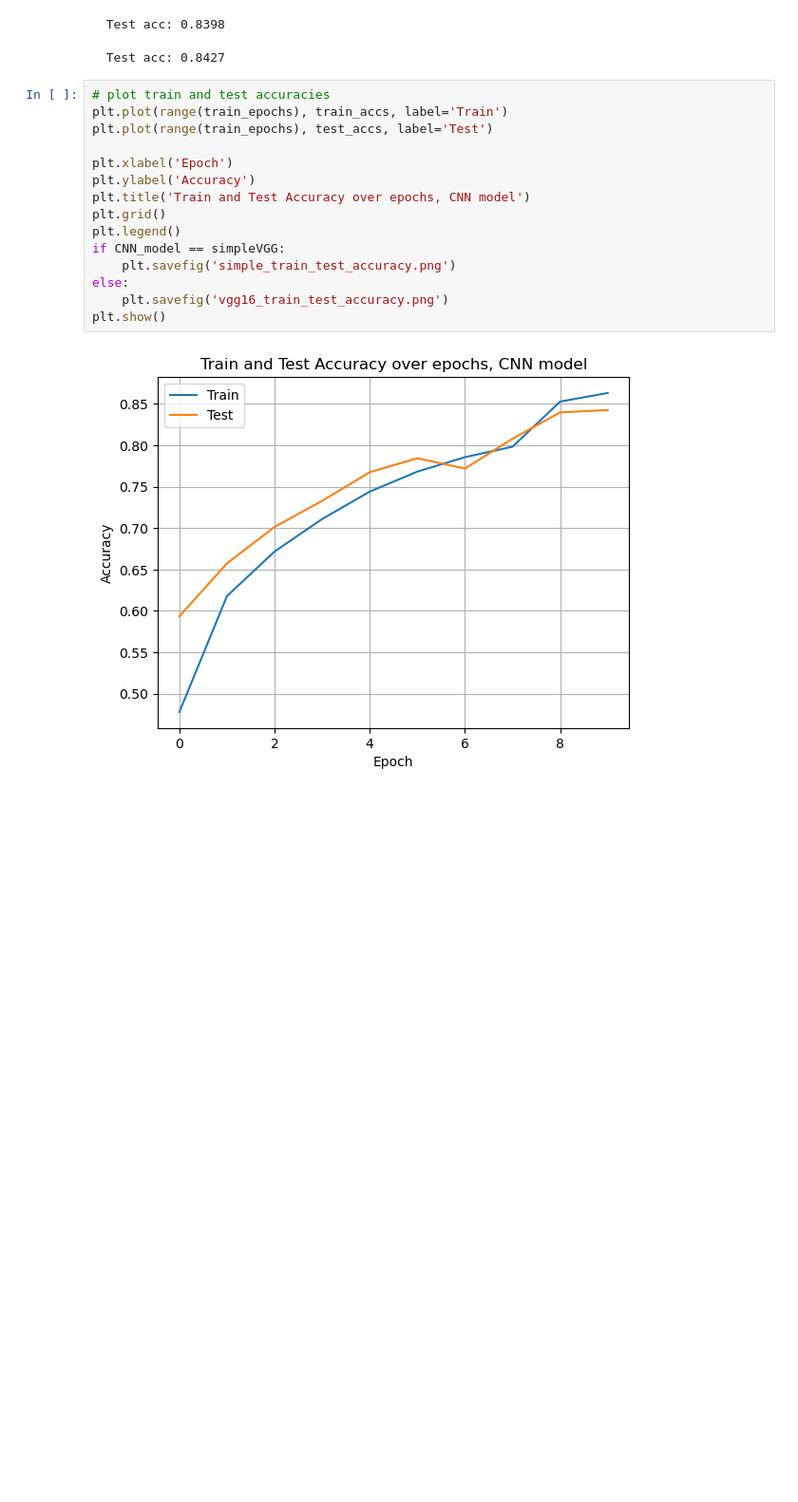
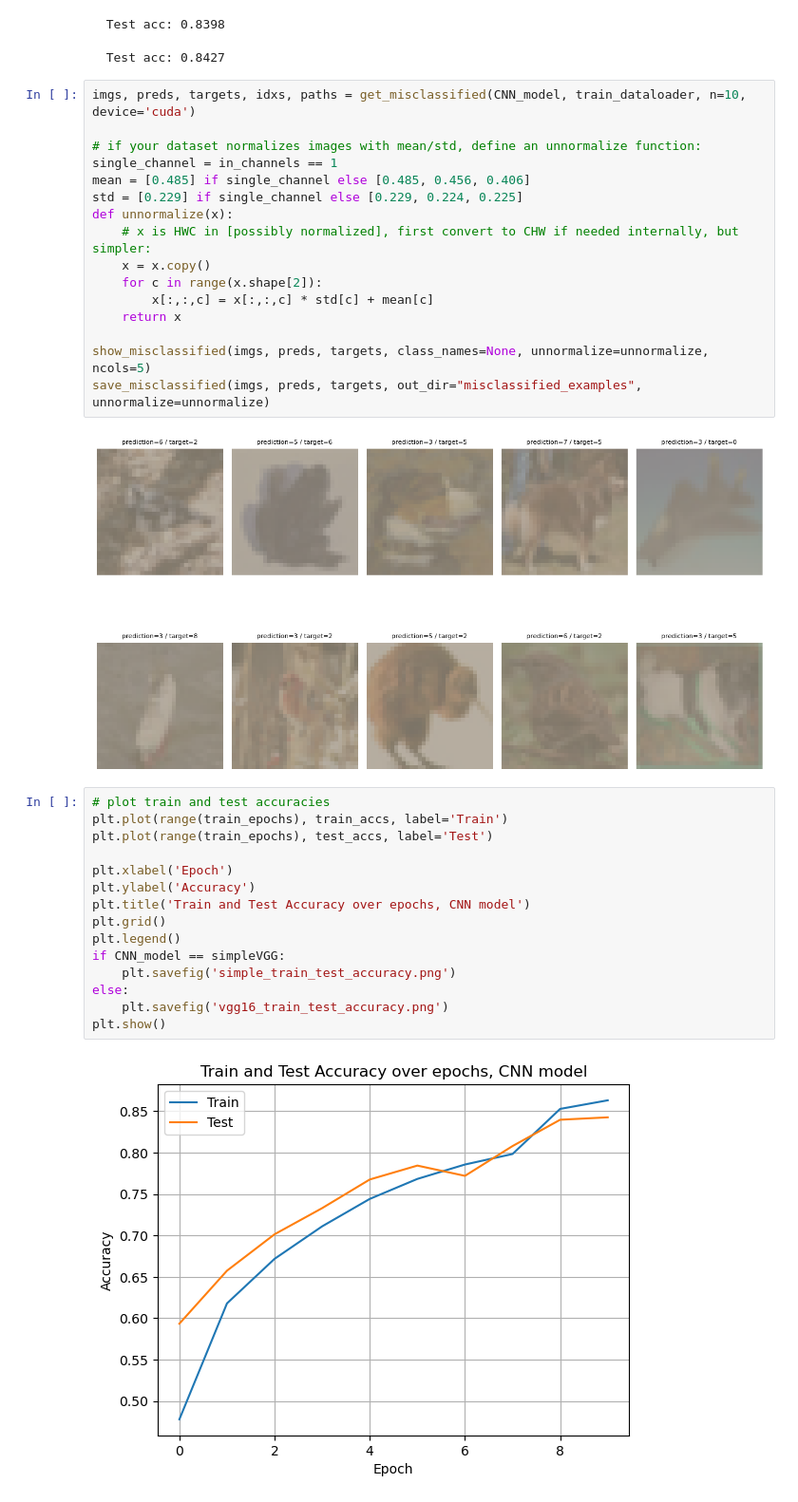
Before and after one commit to Nunk-sketch/02462-ass-1, a Jupyter notebook: assignment_1.ipynb, the cells around one changed output. Shown at 95% size. Saved outputs shown, nothing was run; the diff lists cells and outputs as text; blank space fills up the shorter version.

Commit message:
image axtraction feature

```diff
--- a/assignment_1.ipynb
+++ b/assignment_1.ipynb
@@ -939,6 +1069,24 @@ Training from scratch...
   Test acc: 0.8080
   Test acc: 0.8398
   Test acc: 0.8427
+# %%
+imgs, preds, targets, idxs, paths = get_misclassified(CNN_model, train_dataloader, n=10, device='cuda')
+
+# if your dataset normalizes images with mean/std, define an unnormalize function:
+single_channel = in_channels == 1
+mean = [0.485] if single_channel else [0.485, 0.456, 0.406]
+std = [0.229] if single_channel else [0.229, 0.224, 0.225]
+def unnormalize(x):
+    # x is HWC in [possibly normalized], first convert to CHW if needed internally, but simpler:
+    x = x.copy()
+    for c in range(x.shape[2]):
+        x[:,:,c] = x[:,:,c] * std[c] + mean[c]
+    return x
+
+show_misclassified(imgs, preds, targets, class_names=None, unnormalize=unnormalize, ncols=5)
+save_misclassified(imgs, preds, targets, out_dir="misclassified_examples", unnormalize=unnormalize)
+# %% [output]
+[figure, added]
 # %%
 # plot train and test accuracies
 plt.plot(range(train_epochs), train_accs, label='Train')
```
Also changed, not shown: parts of 1 cell of this notebook, 19 other files.
